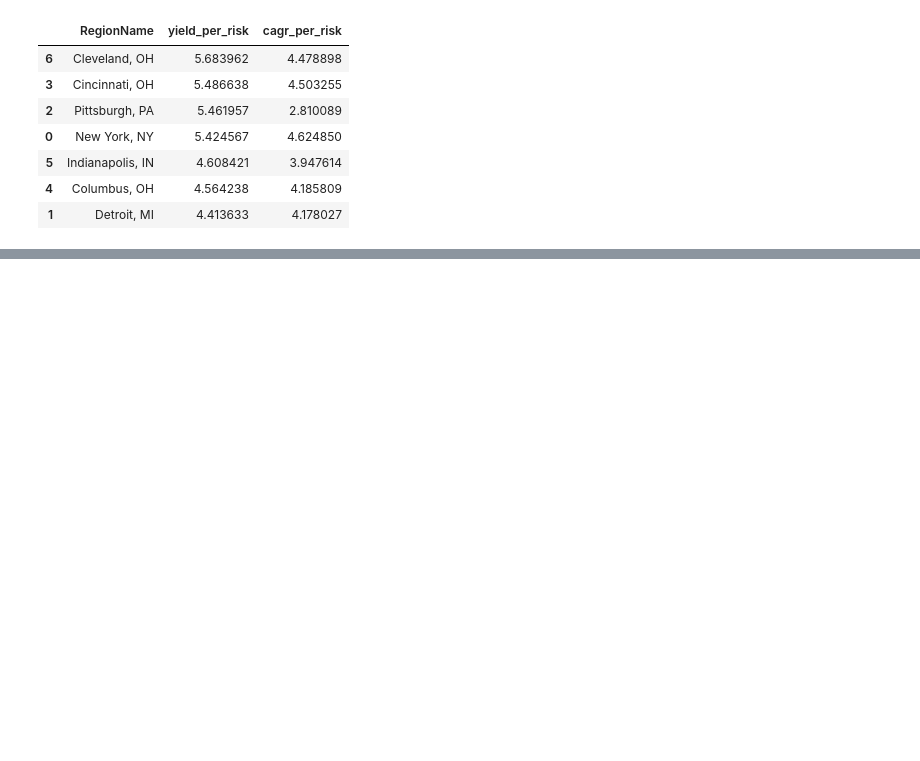
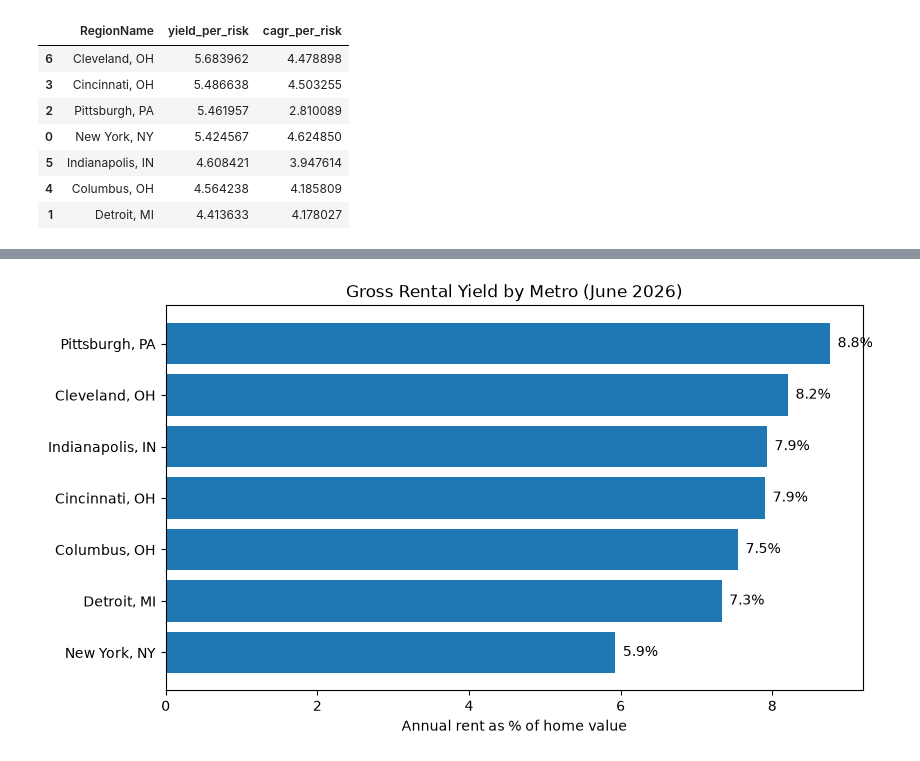
Before and after one commit to mrudangjikar/metro-housing-analysis, a Jupyter notebook: notebooks/metro_analysis.ipynb, the cells around one changed output, grey strips where cells are left out. Cells and saved outputs as stored; diff of their text form; code cells hidden in the pictures; blank space fills up the shorter version.

```diff
--- a/notebooks/metro_analysis.ipynb
+++ b/notebooks/metro_analysis.ipynb
@@ -385,0 +408,13 @@ summary.to_csv("../data/summary_metrics.csv", index=False)
+# %%
+plt.figure(figsize=(9, 5))
+bars = plt.barh(plot_data["RegionName"], plot_data["gross_yield"] * 100)
+plt.title("Gross Rental Yield by Metro (June 2026)")
+plt.xlabel("Annual rent as % of home value")
+
+for bar in bars:
+    plt.text(bar.get_width() + 0.1, bar.get_y() + bar.get_height()/2,
+             f"{bar.get_width():.1f}%", va="center")
+
+plt.show()
+# %% [output]
+[figure, added]
```
Also changed, not shown: parts of 11 cells of this notebook, 2 other files.
